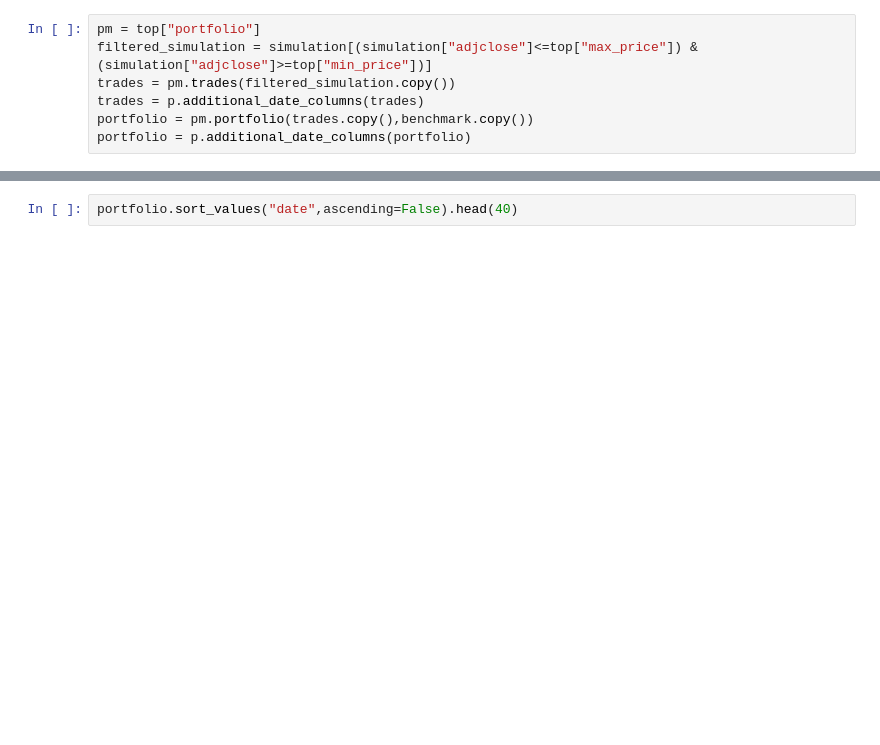
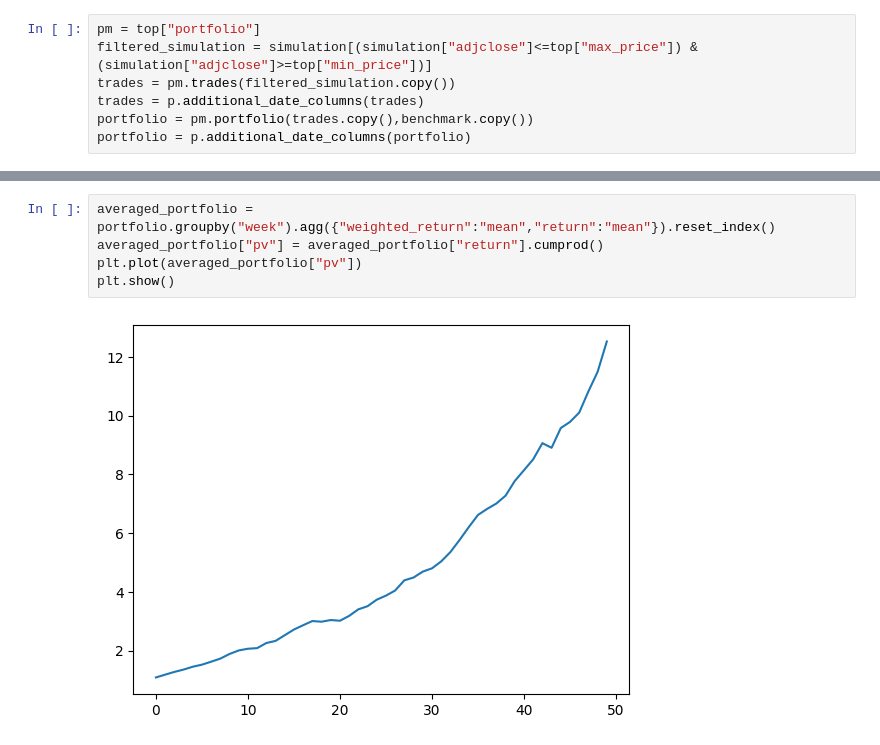
Before and after one commit to chung-ejy/orivault, a Jupyter notebook: studies/swing_trading_study/speculation_basic.ipynb, the cells around one changed output, grey strips where cells are left out. Saved outputs shown, nothing was run; the diff lists cells and outputs as text; blank space fills up the shorter version.

```diff
--- a/studies/swing_trading_study/speculation_basic.ipynb
+++ b/studies/swing_trading_study/speculation_basic.ipynb
@@ -189,2 +238,7 @@ trades.sort_values(["date","group_percentile"],ascending=False).dropna().head(40
-# %%
-portfolio.sort_values("date",ascending=False).head(40)
+# %%
+averaged_portfolio = portfolio.groupby("week").agg({"weighted_return":"mean","return":"mean"}).reset_index()
+averaged_portfolio["pv"] = averaged_portfolio["return"].cumprod()
+plt.plot(averaged_portfolio["pv"])
+plt.show()
+# %% [output]
+[figure, added]
```
Also changed, not shown: parts of 11 cells of this notebook, 1 other file.
